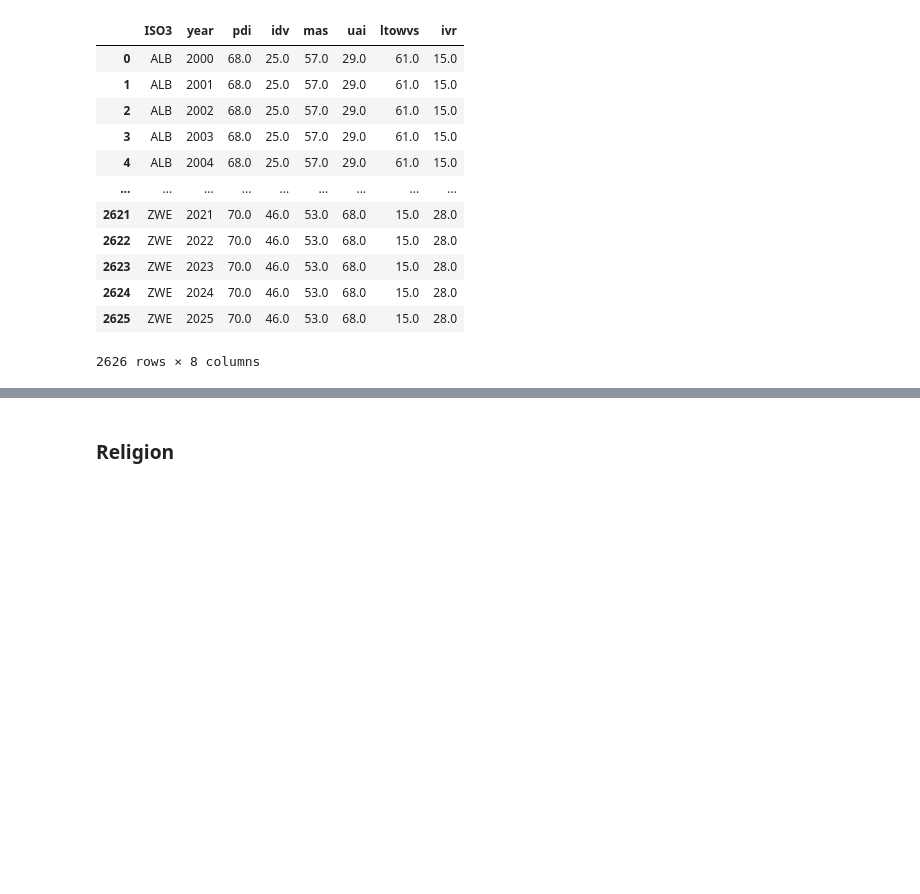
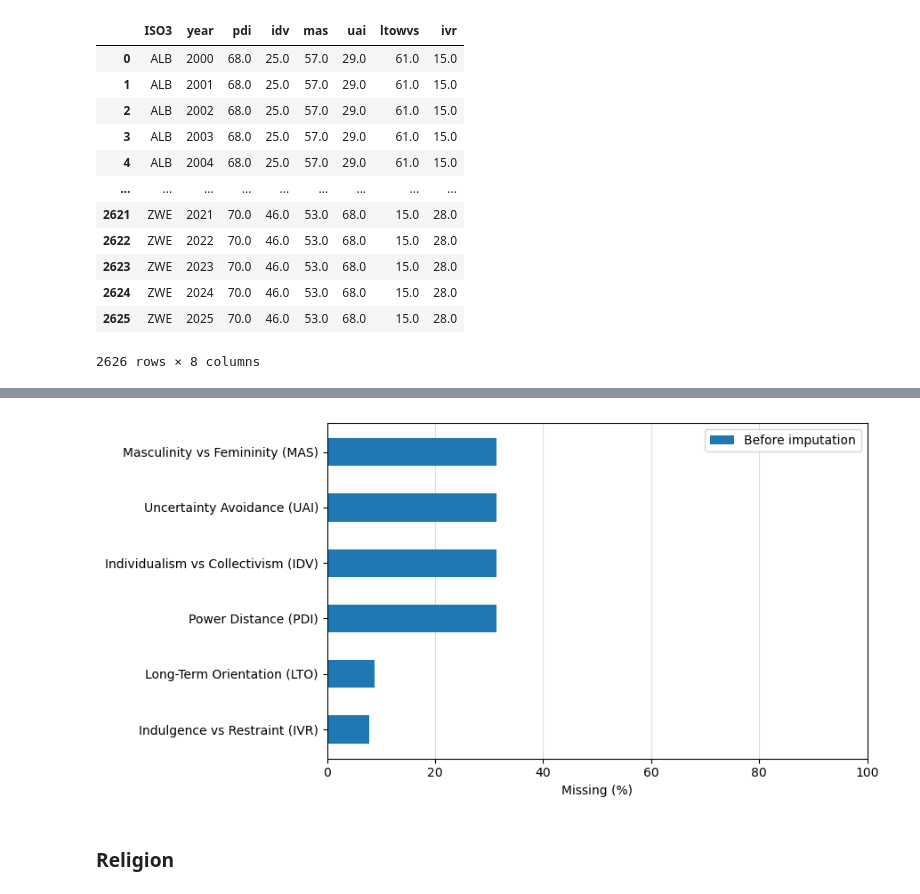
Before and after one commit to samrauh/dlss-project, a Jupyter notebook: data_collection/culture/culture_network.ipynb, the cells around one changed output, grey strips where cells are left out. Saved outputs shown, nothing was run; the diff lists cells and outputs as text; code cells hidden in the pictures; blank space fills up the shorter version.

```diff
--- a/data_collection/culture/culture_network.ipynb
+++ b/data_collection/culture/culture_network.ipynb
@@ -302,3 +316,90 @@ df_hofstede_final
 | 2624 | ZWE | 2024 | 70.0 | 46.0 | 53.0 | 68.0 | 15.0 | 28.0 |
 | 2625 | ZWE | 2025 | 70.0 | 46.0 | 53.0 | 68.0 | 15.0 | 28.0 |
 2626 rows × 8 columns
+# %%
+from sklearn.impute import KNNImputer
+import pandas as pd
+import numpy as np
+import matplotlib.pyplot as plt
+import country_converter as coco
+import warnings
+
+warnings.filterwarnings("ignore", message=".*not found in regex.*")
+
+cc = coco.CountryConverter()
+try:
+    un_iso3 = set(cc.data.loc[cc.data['UNmember'] == True, 'ISO3'])
+except Exception:
+    un_iso3 = set()
+
+# Load Hofstede raw
+df_hofstede = pd.read_csv('data/6-dimensions-for-website-2015-08-16.csv', sep=';')
+df_hofstede['ISO3'] = coco.convert(df_hofstede['country'].tolist(), to='ISO3')
+
+df_hofstede = df_hofstede.drop_duplicates(subset=['ISO3'], keep='first')
+
+# Filter Iso
+df_hofstede = df_hofstede[df_hofstede['ISO3'].notna()]
+if len(un_iso3) > 0:
+    df_hofstede = df_hofstede[df_hofstede['ISO3'].isin(un_iso3)]
+
+years = list(range(2000, pd.Timestamp.now().year + 1))
+countries = df_hofstede['ISO3'].unique()
+
+hofstede_years = pd.DataFrame([(c, y) for c in countries for y in years], columns=['ISO3', 'year'])
+df_hofstede_years = hofstede_years.merge(df_hofstede, on='ISO3', how='left')
+
+# Select & coerce numeric
+_hof_cols = ['pdi', 'idv', 'mas', 'uai', 'ltowvs', 'ivr']
+df_hofstede_final = df_hofstede_years[['ISO3', 'year'] + _hof_cols].copy()
+for col in _hof_cols:
+    df_hofstede_final[col] = pd.to_numeric(df_hofstede_final[col], errors='coerce')
+
+df_before_impute_hofstede = df_hofstede_final.copy()
+_total_cells_before = len(df_before_impute_hofstede) * len(_hof_cols)
+miss_before = df_before_impute_hofstede[_hof_cols].isna().sum()
+pct_before = (miss_before / len(df_before_impute_hofstede) * 100).round(2)
+
+print("\n[Hofstede] Missing BEFORE (total):",
+      int(miss_before.sum()),
+      f"({(miss_before.sum()/_total_cells_before*100 if _total_cells_before else 0):.2f}%)")
+print("\nPer-dimension BEFORE:")
+print(pd.DataFrame({'missing_before': miss_before, 'pct_before': pct_before}))
+
+imputer = KNNImputer(n_neighbors=5)
+imputed = imputer.fit_transform(df_hofstede_final[_hof_cols])
+df_hofstede_final[_hof_cols] = imputed
+
+df_hofstede_final.to_parquet('culture_nodes.parquet', index=False)
+
+# Mapping for descriptive labels
+dim_labels = {
+    'pdi': "Power Distance (PDI)",
+    'idv': "Individualism vs Collectivism (IDV)",
+    'mas': "Masculinity vs Femininity (MAS)",
+    'uai': "Uncertainty Avoidance (UAI)",
+    'ltowvs': "Long-Term Orientation (LTO)",
+    'ivr': "Indulgence vs Restraint (IVR)"
+}
+
+order = pct_before.sort_values(ascending=True).index
+b = pct_before.loc[order].values
+labels = [dim_labels[c] for c in order]
+
+y = np.arange(len(labels))
+h = 0.5
+
+plt.figure(figsize=(9, 4.5))
+ax = plt.gca()
+ax.barh(y, b, height=h, label="Before imputation")
+
+ax.set_xlabel("Missing (%)")
+ax.set_yticks(y)
+ax.set_yticklabels(labels)
+ax.set_xlim(0, 100)
+ax.set_axisbelow(True)
+ax.grid(axis="x", linestyle="-", alpha=0.4)
+ax.legend(loc="upper right", frameon=True)
+plt.tight_layout()
+plt.show()
+# %% [output]
@@ -305,3 +420,4 @@ df_hofstede_final
+[figure, added]
 # %% [markdown]
 ### Religion
 # %%
```
Also changed, not shown: parts of 8 cells of this notebook, 1 other file.
